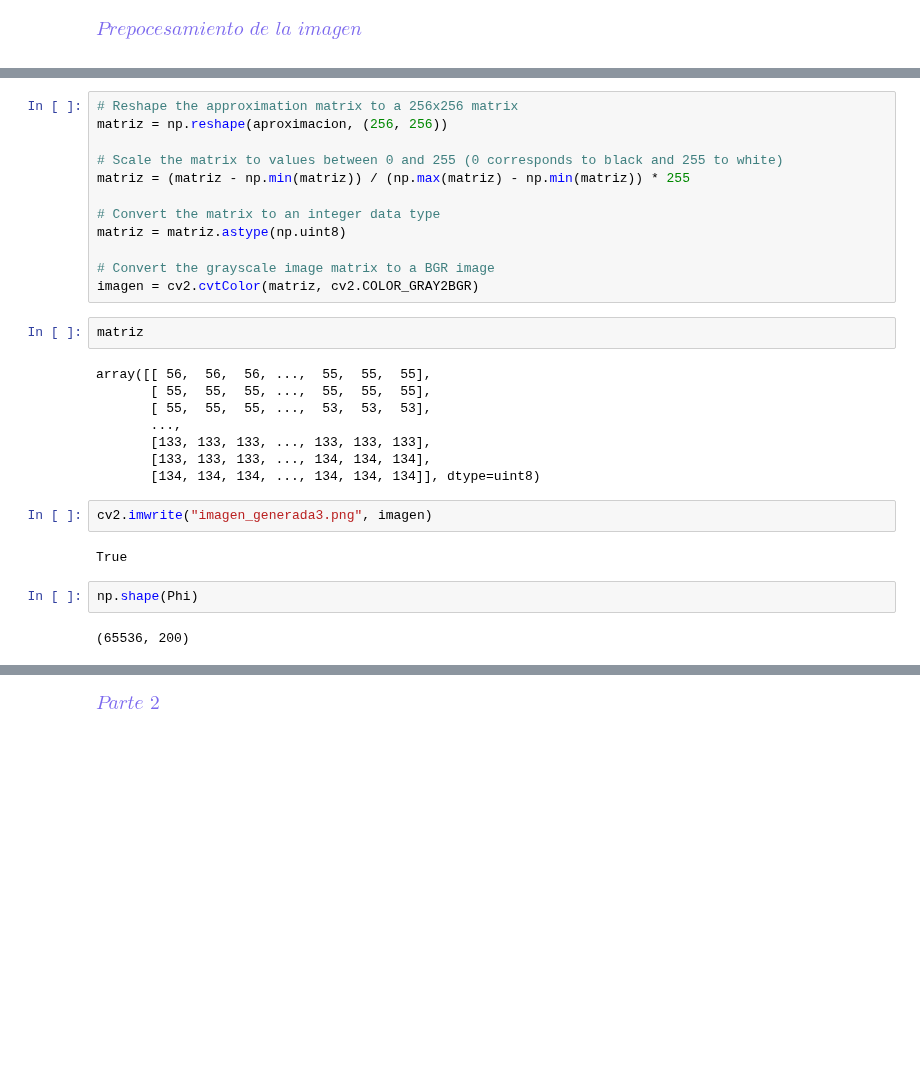
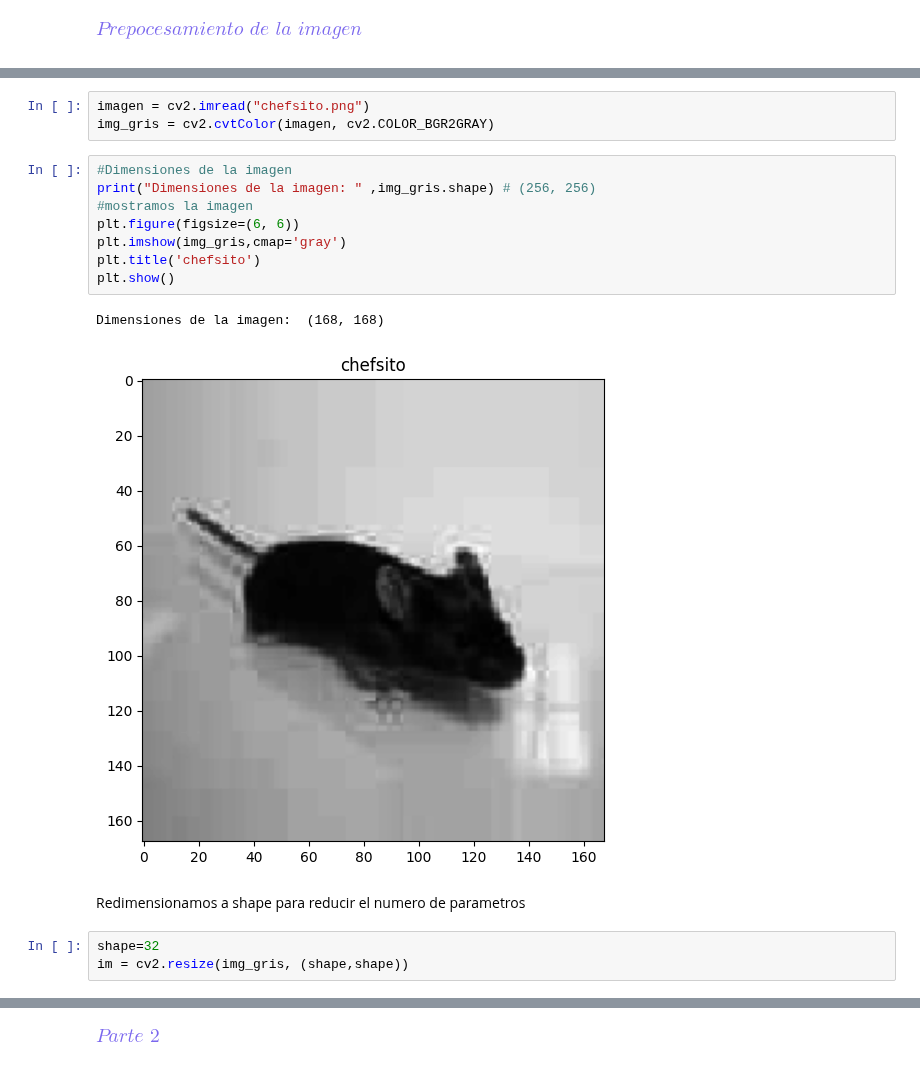
Before and after one commit to LaMaga98/cimat2023-1, a Jupyter notebook: machine/01_Tarea1_machine/ML_Tarea1.ipynb, the cells around one changed output, grey strips where cells are left out. Cells and saved outputs as stored; diff of their text form; blank space fills up the shorter version.

```diff
--- a/machine/01_Tarea1_machine/ML_Tarea1.ipynb
+++ b/machine/01_Tarea1_machine/ML_Tarea1.ipynb
@@ -204,30 +31,19 @@ array([-0.02355269, -0.0235598 ,  0.10143309, ...,  0.0728032 ,
-# %%
-# Reshape the approximation matrix to a 256x256 matrix
-matriz = np.reshape(aproximacion, (256, 256))
-
-# Scale the matrix to values between 0 and 255 (0 corresponds to black and 255 to white)
-matriz = (matriz - np.min(matriz)) / (np.max(matriz) - np.min(matriz)) * 255
-
-# Convert the matrix to an integer data type
-matriz = matriz.astype(np.uint8)
-
-# Convert the grayscale image matrix to a BGR image
-imagen = cv2.cvtColor(matriz, cv2.COLOR_GRAY2BGR)
-# %%
-matriz
-# %% [output]
-array([[ 56,  56,  56, ...,  55,  55,  55],
-       [ 55,  55,  55, ...,  55,  55,  55],
-       [ 55,  55,  55, ...,  53,  53,  53],
-       ...,
-       [133, 133, 133, ..., 133, 133, 133],
-       [133, 133, 133, ..., 134, 134, 134],
-       [134, 134, 134, ..., 134, 134, 134]], dtype=uint8)
-# %%
-cv2.imwrite("imagen_generada3.png", imagen)
-# %% [output]
-True
-# %%
-np.shape(Phi)
-# %% [output]
-(65536, 200)
+# %%
+imagen = cv2.imread("chefsito.png")
+img_gris = cv2.cvtColor(imagen, cv2.COLOR_BGR2GRAY)
+# %%
+#Dimensiones de la imagen
+print("Dimensiones de la imagen: " ,img_gris.shape) # (256, 256)
+#mostramos la imagen
+plt.figure(figsize=(6, 6))
+plt.imshow(img_gris,cmap='gray')
+plt.title('chefsito')
+plt.show()
+# %% [output]
+Dimensiones de la imagen:  (168, 168)
+[figure, added]
+# %% [markdown]
+Redimensionamos a shape para reducir el numero de parametros
+# %%
+shape=32
+im = cv2.resize(img_gris, (shape,shape))
```
Also changed, not shown: parts of 88 cells of this notebook, 20 other files.
